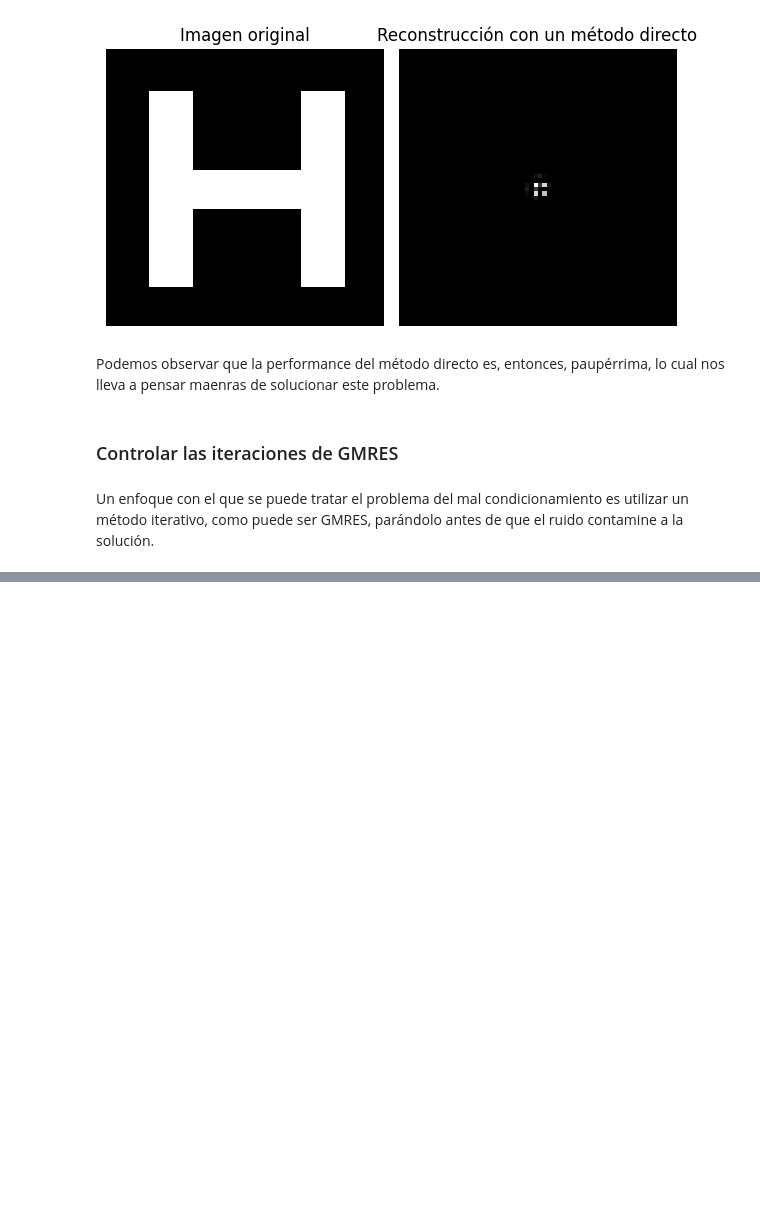
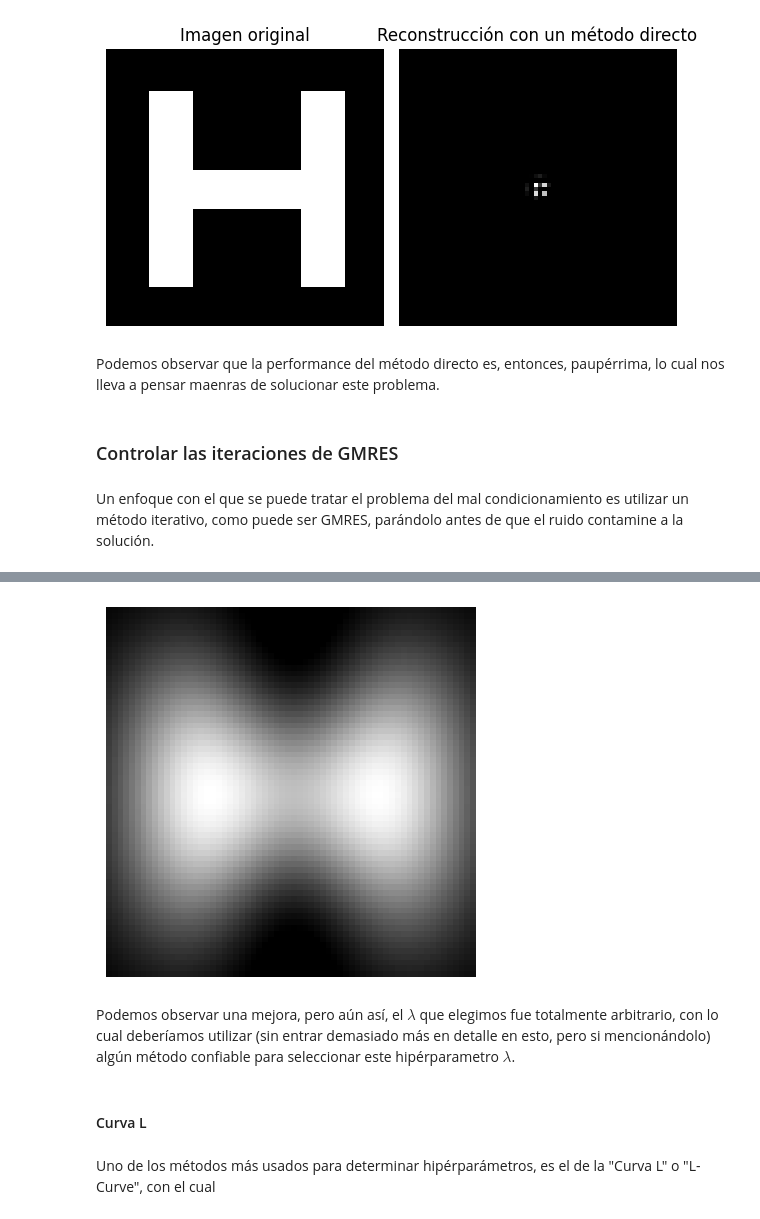
Before and after one commit to faustomartinez/trabajo-problemas-inversos, a Jupyter notebook: codigo.ipynb, the cells around one changed output, grey strips where cells are left out. Drawn from its saved outputs; the diff is of its cells as text; code cells hidden in the pictures; blank space fills up the shorter version.

```diff
--- a/codigo.ipynb
+++ b/codigo.ipynb
@@ -434,0 +507,18 @@ Un enfoque con el que se puede tratar el problema del mal condicionamiento es ut
+# %%
+# Elegimos un lambda arbitrario y ploteo la solución
+lamb = 1/16
+
+# Resolvemos con GMRES
+A_reg = A.T @ A + lamb * np.eye(A.shape[0])
+b_reg = A.T @ b_noise
+x_reg, _ = sp.sparse.linalg.gmres(A_reg, b_reg)
+# %%
+funciones.mostrar_vector(x_reg, dimensiones)
+# %% [output]
+[figure, added]
+# %% [markdown]
+Podemos observar una mejora, pero aún así, el $\lambda$ que elegimos fue totalmente arbitrario, con lo cual deberíamos utilizar (sin entrar demasiado más en detalle en esto, pero si mencionándolo) algún método confiable para seleccionar este hipérparametro $\lambda$.
+# %% [markdown]
+#### Curva L
+# %% [markdown]
+Uno de los métodos más usados para determinar hipérparámetros, es el de la "Curva L" o "L-Curve", con el cual
```
Also changed, not shown: parts of 5 cells of this notebook.
